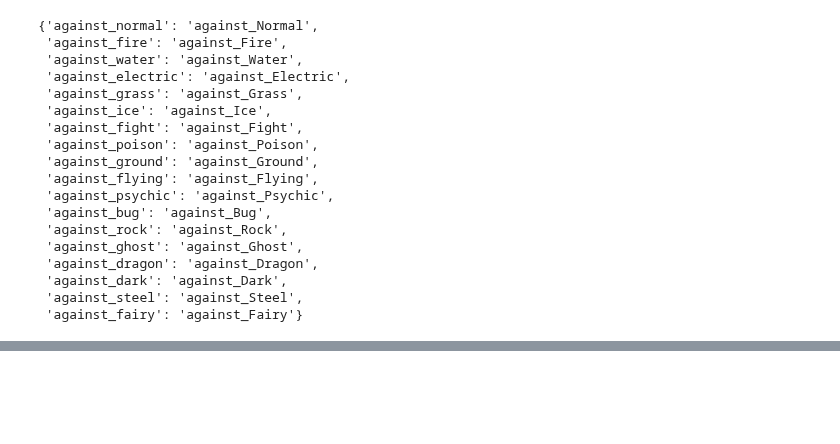
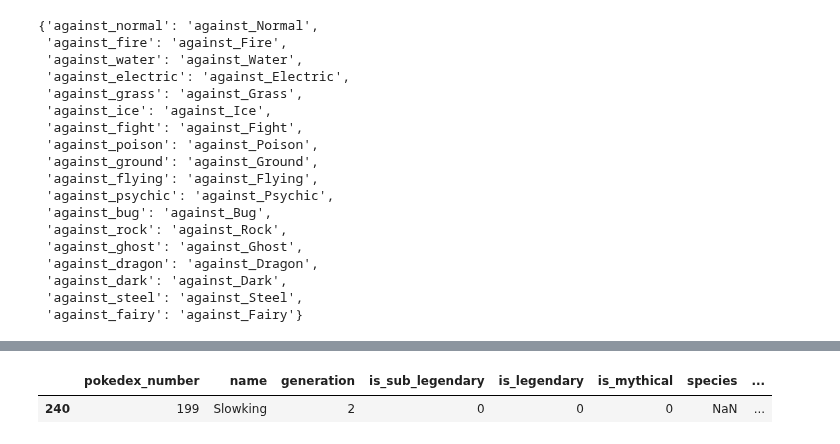
Before and after one commit to schiebermc/PokemonAnalysis, a Jupyter notebook: DataManipulation.ipynb, the cells around one changed output, grey strips where cells are left out. Cells and saved outputs as stored; diff of their text form; code cells hidden in the pictures; blank space fills up the shorter version.

Commit message:
Hooks up and uses new data

```diff
--- a/DataManipulation.ipynb
+++ b/DataManipulation.ipynb
@@ -88,3 +88,9 @@ pokemon.head()
 | 2 | 3 | Venusaur | 1 | 0 | 0 | 0 | Seed Pokémon | ... |
 | 3 | 3 | Mega Venusaur | 1 | 0 | 0 | 0 | Seed Pokémon | ... |
 | 4 | 4 | Charmander | 1 | 0 | 0 | 0 | Lizard Pokémon | ... |
+# %%
+# some missing data.. ?
+pokemon[pokemon['name'] == 'Slowking']
+# %% [output]
+|  | pokedex_number | name | generation | is_sub_legendary | is_legendary | is_mythical | species | ... |
+| 240 | 199 | Slowking | 2 | 0 | 0 | 0 | NaN | ... |
```
Also changed, not shown: parts of 6 cells of this notebook, 2 other files.
